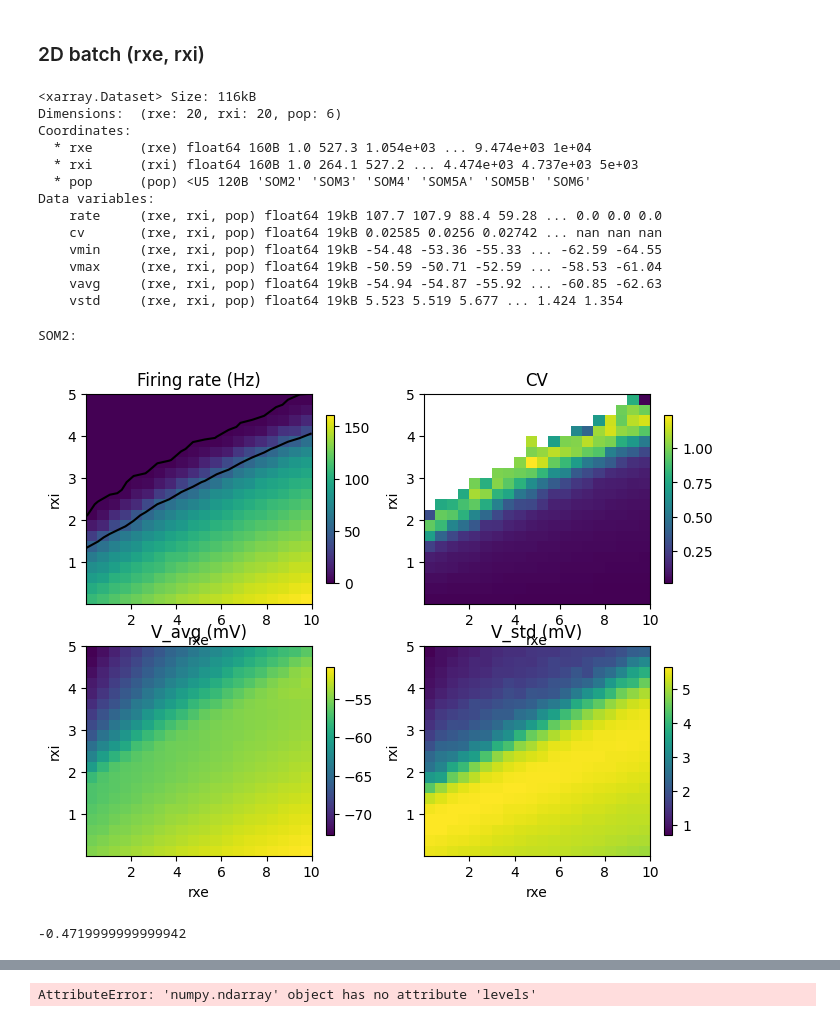
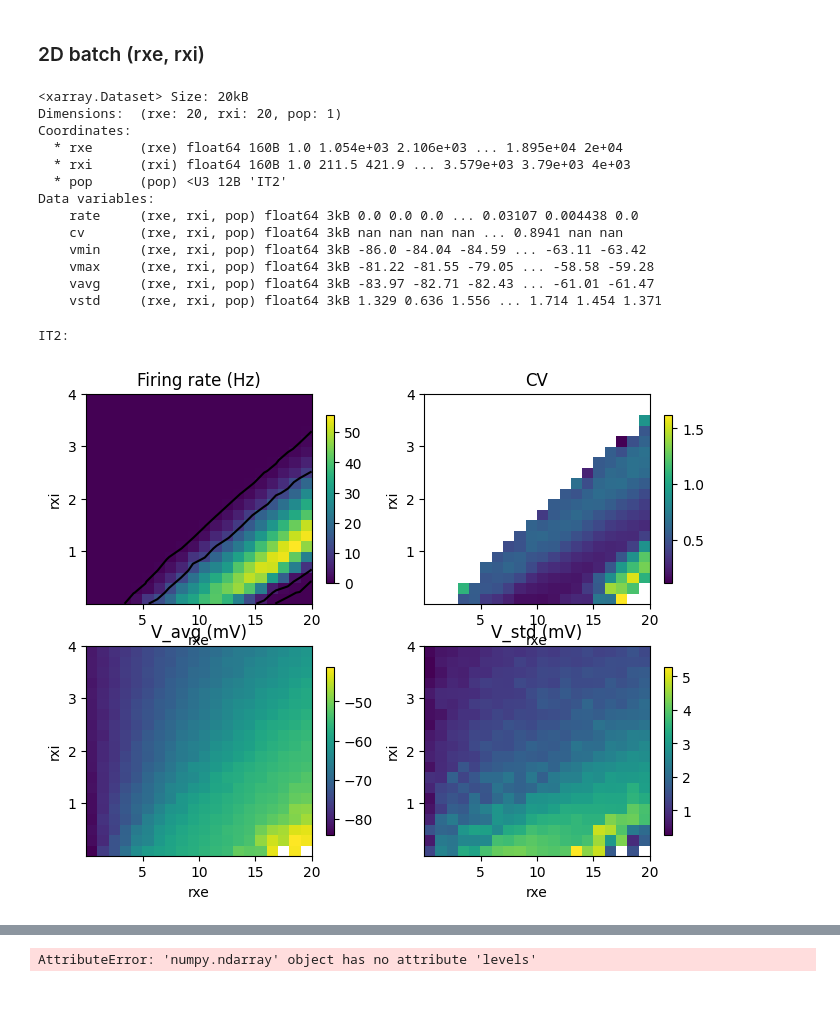
Before and after one commit to niknovikov19/A1-OUinp, a Jupyter notebook: exp_configs/batch_rxbkg_unconn_state1_mech1/proc_batch.ipynb, the cells around one changed output, grey strips where cells are left out. Cells and saved outputs as stored; diff of their text form; code cells hidden in the pictures.

```diff
--- a/exp_configs/batch_rxbkg_unconn_state1_mech1/proc_batch.ipynb
+++ b/exp_configs/batch_rxbkg_unconn_state1_mech1/proc_batch.ipynb
@@ -341,16 +635,29 @@ rxe_
 # %%
 exp_name = 'batch_rxbkg_unconn_state1_mech1/pops_inpsur_newsec_var_rxe_rxi'
 
-#exp_name_sub = 'exp_pyr2456_wx_0.65_2.5_sz_7_7_t_3.0_5.0_rxmax_30000_3500_wmult_0.25_ee_0.5_lensec_1'
-#pops_used = ['IT2', 'ITS4', 'ITP4', 'IT5A', 'CT5A', 'IT5B', 'CT5B', 'PT5B', 'IT6', 'CT6']
+exp_name_sub = '2d_psp_0.5_xsec_soma_soma/exp_it2_wx_psp_0.5_sz_20_20_rxmax_20.0_4.0_rxmin_1_1_t_3.0_5.0_wmult_0.25_ee_0.5_lensec_0_xsec_soma_soma'
+pops_used = ['IT2']
+exp_label = 'it2'
 
-#exp_name_sub = 'exp_it5a_nosurr_wx_0.05_0.25_sz_5_5_rxmax_100.0_6.0_rxmin_0.1_t_3.0_5.0_wmult_0.25_ee_0.5_lensec_1'
-#pops_used = ['IT5A']
+#exp_name_sub = '2d_psp_0.5_xsec_soma_soma/exp_pv_wx_psp_0.5_sz_20_20_rxmax_15.0_2.5_rxmin_1_1_t_3.0_5.0_wmult_0.25_ee_0.5_lensec_0_xsec_soma_soma'
+#pops_used = ['PV2', 'PV3', 'PV4', 'PV5A', 'PV5B', 'PV6']
+#exp_label = 'pv'
 
-#exp_name_sub = '2d_psp_0.5/pv/exp_pv_wx_0.25_2_sz_20_20_rxmax_10.0_2.0_rxmin_1_500_t_3.0_5.0_wmult_0.25_ee_0.5_lensec_1_xsec_dend_soma'
-exp_name_sub = 'exp_som_wx_0.25_0.55_sz_20_20_rxmax_10.0_5.0_rxmin_1_1_t_3.0_5.0_wmult_0.25_ee_0.5_lensec_1_xsec_dend_soma'
-#pops_used = ['PV2', 'PV3', 'PV4', 'PV5A', 'PV5B', 'PV6']
-pops_used = ['SOM2', 'SOM3', 'SOM4', 'SOM5A', 'SOM5B', 'SOM6']
+#exp_name_sub = '2d_psp_0.5_xsec_soma_soma/exp_som_wx_psp_0.5_sz_20_20_rxmax_10.0_5.0_rxmin_1_1_t_3.0_5.0_wmult_0.25_ee_0.5_lensec_0_xsec_soma_soma'
+#pops_used = ['SOM2', 'SOM3', 'SOM4', 'SOM5A', 'SOM5B', 'SOM6']
+#exp_label = 'som'
+
+#exp_name_sub = '2d_psp_0.5_xsec_soma_soma/exp_vip_wx_psp_0.5_sz_20_20_rxmax_10.0_5.0_rxmin_1_1_t_3.0_5.0_wmult_0.25_ee_0.5_lensec_0_xsec_soma_soma'
+#pops_used = ['VIP2', 'VIP3', 'VIP4', 'VIP5A', 'VIP5B', 'VIP6']
+#exp_label = 'vip'
+
+#exp_name_sub = '2d_psp_0.5_xsec_soma_soma/exp_ngf_wx_psp_0.5_sz_20_20_rxmax_15.0_3.0_rxmin_1_1_t_3.0_5.0_wmult_0.25_ee_0.5_lensec_0_xsec_soma_soma'
+#pops_used = ['NGF1', 'NGF2', 'NGF3', 'NGF4', 'NGF5A', 'NGF5B', 'NGF6']
+#exp_label = 'ngf'
+
+#pops_used = ['CT5A', 'CT5B', 'CT6']
+#pops_used = ['IT5A', 'IT5B']
+#pops_used = ['IT6']
 # %%
 dirpath_res = dirpath_repo_root / 'exp_results' / exp_name
 dirpath_data = dirpath_res / exp_name_sub / 'results'
@@ -386,6 +693,10 @@ X = xr.Dataset(X)
 # Iterate over all cells in job_idx_xr
 for idx in np.ndindex(job_idx_xr.shape):
     job_id = job_idx_xr.values[idx]
+    if np.isnan(job_id):
+        continue
+    job_id = int(job_id)
+
     sel = {dim: idx[i] for i, dim in enumerate(job_idx_xr.dims)}
 
     # Generate file path for the job data
@@ -401,19 +712,19 @@ for idx in np.ndindex(job_idx_xr.shape):
             X[v][sel].loc[{'pop': pop}] = res[v_res][pop]
 X
 # %% [output]
-<xarray.Dataset> Size: 116kB
-Dimensions:  (rxe: 20, rxi: 20, pop: 6)
+<xarray.Dataset> Size: 20kB
+Dimensions:  (rxe: 20, rxi: 20, pop: 1)
 Coordinates:
-  * rxe      (rxe) float64 160B 1.0 527.3 1.054e+03 ... 9.474e+03 1e+04
-  * rxi      (rxi) float64 160B 1.0 264.1 527.2 ... 4.474e+03 4.737e+03 5e+03
-  * pop      (pop) <U5 120B 'SOM2' 'SOM3' 'SOM4' 'SOM5A' 'SOM5B' 'SOM6'
+  * rxe      (rxe) float64 160B 1.0 1.054e+03 2.106e+03 ... 1.895e+04 2e+04
+  * rxi      (rxi) float64 160B 1.0 211.5 421.9 ... 3.579e+03 3.79e+03 4e+03
+  * pop      (pop) <U3 12B 'IT2'
 Data variables:
-    rate     (rxe, rxi, pop) float64 19kB 107.7 107.9 88.4 59.28 ... 0.0 0.0 0.0
-    cv       (rxe, rxi, pop) float64 19kB 0.02585 0.0256 0.02742 ... nan nan nan
-    vmin     (rxe, rxi, pop) float64 19kB -54.48 -53.36 -55.33 ... -62.59 -64.55
-    vmax     (rxe, rxi, pop) float64 19kB -50.59 -50.71 -52.59 ... -58.53 -61.04
-    vavg     (rxe, rxi, pop) float64 19kB -54.94 -54.87 -55.92 ... -60.85 -62.63
-    vstd     (rxe, rxi, pop) float64 19kB 5.523 5.519 5.677 ... 1.424 1.354
+    rate     (rxe, rxi, pop) float64 3kB 0.0 0.0 0.0 ... 0.03107 0.004438 0.0
+    cv       (rxe, rxi, pop) float64 3kB nan nan nan nan ... 0.8941 nan nan
+    vmin     (rxe, rxi, pop) float64 3kB -86.0 -84.04 -84.59 ... -63.11 -63.42
+    vmax     (rxe, rxi, pop) float64 3kB -81.22 -81.55 -79.05 ... -58.58 -59.28
+    vavg     (rxe, rxi, pop) float64 3kB -83.97 -82.71 -82.43 ... -61.01 -61.47
+    vstd     (rxe, rxi, pop) float64 3kB 1.329 0.636 1.556 ... 1.714 1.454 1.371
 # %%
 pop = pops_used[0]
 
@@ -444,37 +755,33 @@ def plot_2d_maps(pop):
     for ax, (title, da) in zip(axs.ravel(), plots):
         im = ax.imshow(da.T, extent=(x0, x1, y0, y1),
                     aspect='auto', origin='lower', interpolation='nearest')
         ax.set_title(title)
         ax.set_xlabel('rxe')
         ax.set_ylabel('rxi')
         fig.colorbar(im, ax=ax, shrink=0.8)
 
     rxi1, rxi2 = r.rxi.item(0), r.rxi.item(-1)
     rxe1 = r.isel(rxi=0).idxmax(dim='rxe').item()
     rxe2 = r.isel(rxi=-1).idxmax(dim='rxe').item()
     q1 = (rxe2 - rxe1) / (rxi2 - rxi1) * 1.1
     q0 = rxe1 - rxi1 * q1
 
     rxi_ = r.rxi.values
     rxe_ = q0 + rxi_ * q1
     #axs[0, 0].plot(rxe_ * k, rxi_ * k, 'k')
 
     print(f'{pop}:')
     #print(f'q0 = {q0}')
     #print(f'q1 = {q1}')
 
-    r0 = [1, 50]
+    r0 = [0.5, 10]
     for r0_ in r0:
         axs[0, 0].contour(
             r.rxe * k, r.rxi * k, (r - r0_).T,
             [0], colors='k'
         )
 
 plot_2d_maps(pop)
 # %% [output]
-SOM2:
+IT2:
-[figure, old version]
+[figure, new version]
-# %%
-64.408 - 64.88
-# %% [output]
--0.4719999999999942
```
Also changed, not shown: parts of 18 cells of this notebook, 56 other files.
